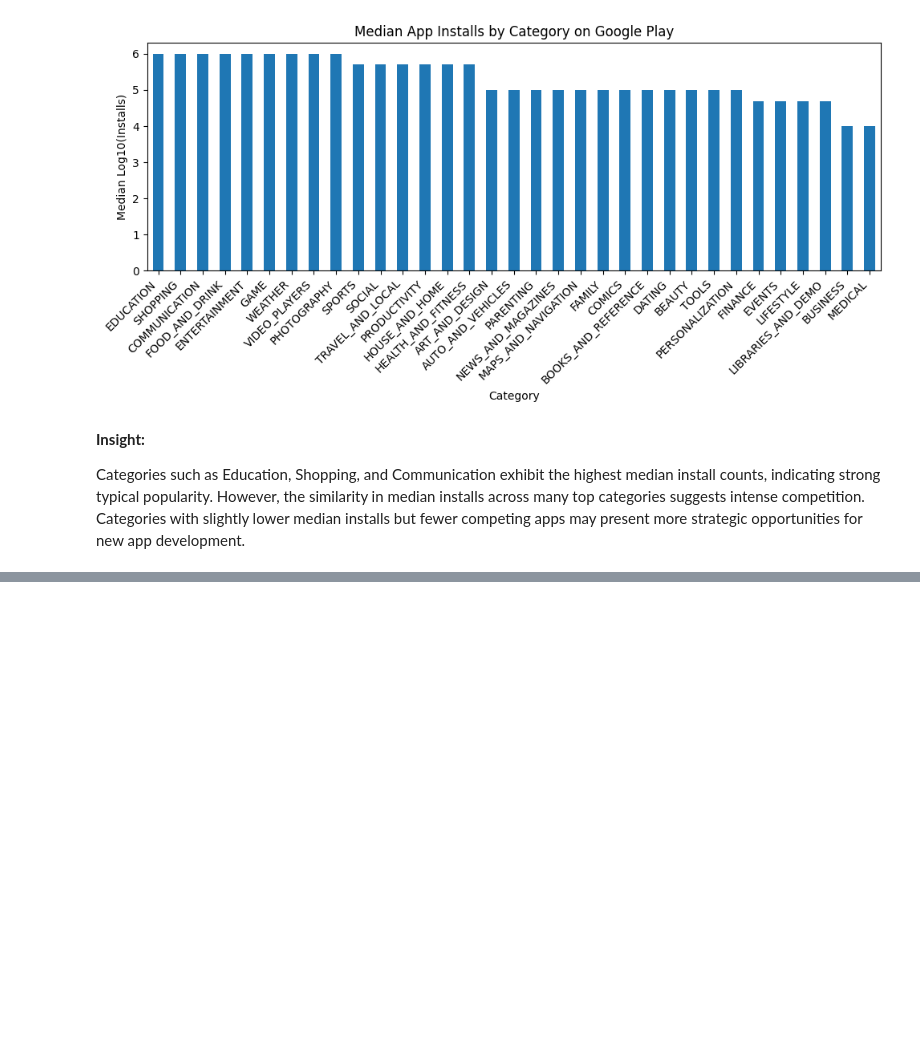
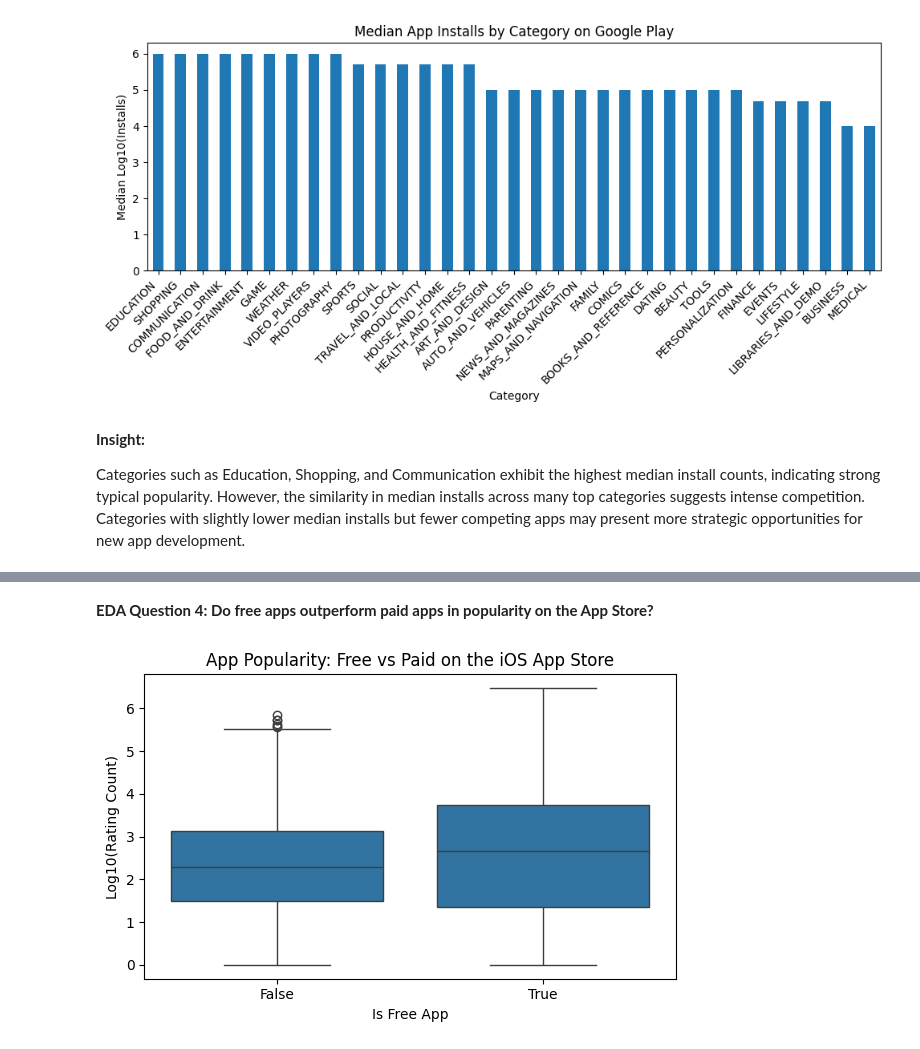
Before and after one commit to Dhairyaxshah/Appfluence, a Jupyter notebook: notebooks/02_eda.ipynb, the cells around one changed output, grey strips where cells are left out. Drawn from its saved outputs; the diff is of its cells as text; code cells hidden in the pictures; blank space fills up the shorter version.

```diff
--- a/notebooks/02_eda.ipynb
+++ b/notebooks/02_eda.ipynb
@@ -150,0 +227,24 @@ Categories such as Education, Shopping, and Communication exhibit the highest me
+# %% [markdown]
+
+**EDA Question 4: Do free apps outperform paid apps in popularity on the App Store?**
+# %%
+# Create free vs paid feature
+df2['is_free'] = df2['price'] == 0
+
+# Log-transform popularity (if not already done)
+df2['log_rating_count'] = np.log10(df2['rating_count_tot'] + 1)
+
+# Plot
+plt.figure(figsize=(6, 4))
+sns.boxplot(
+    x='is_free',
+    y='log_rating_count',
+    data=df2
+)
+plt.xlabel('Is Free App')
+plt.ylabel('Log10(Rating Count)')
+plt.title('App Popularity: Free vs Paid on the iOS App Store')
+plt.tight_layout()
+plt.show()
+# %% [output]
+[figure, added]
```
Also changed, not shown: parts of 15 cells of this notebook.
